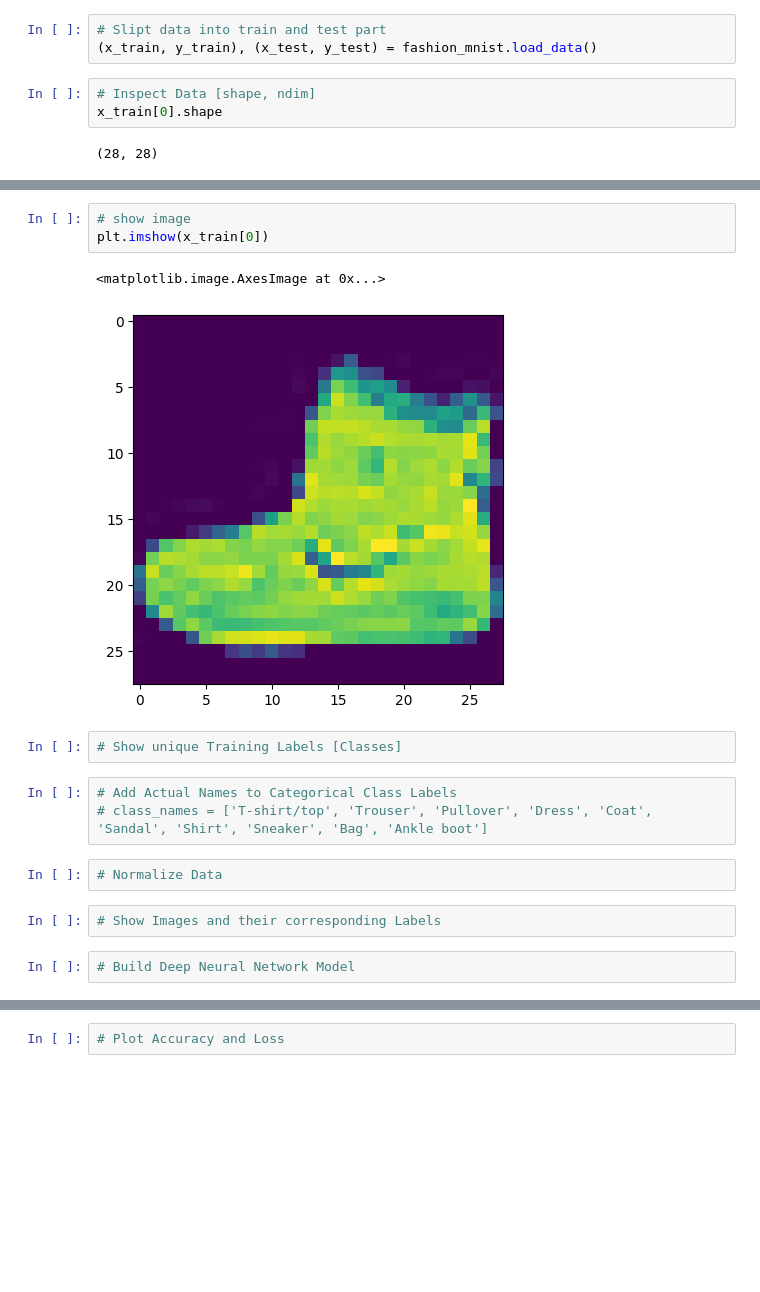
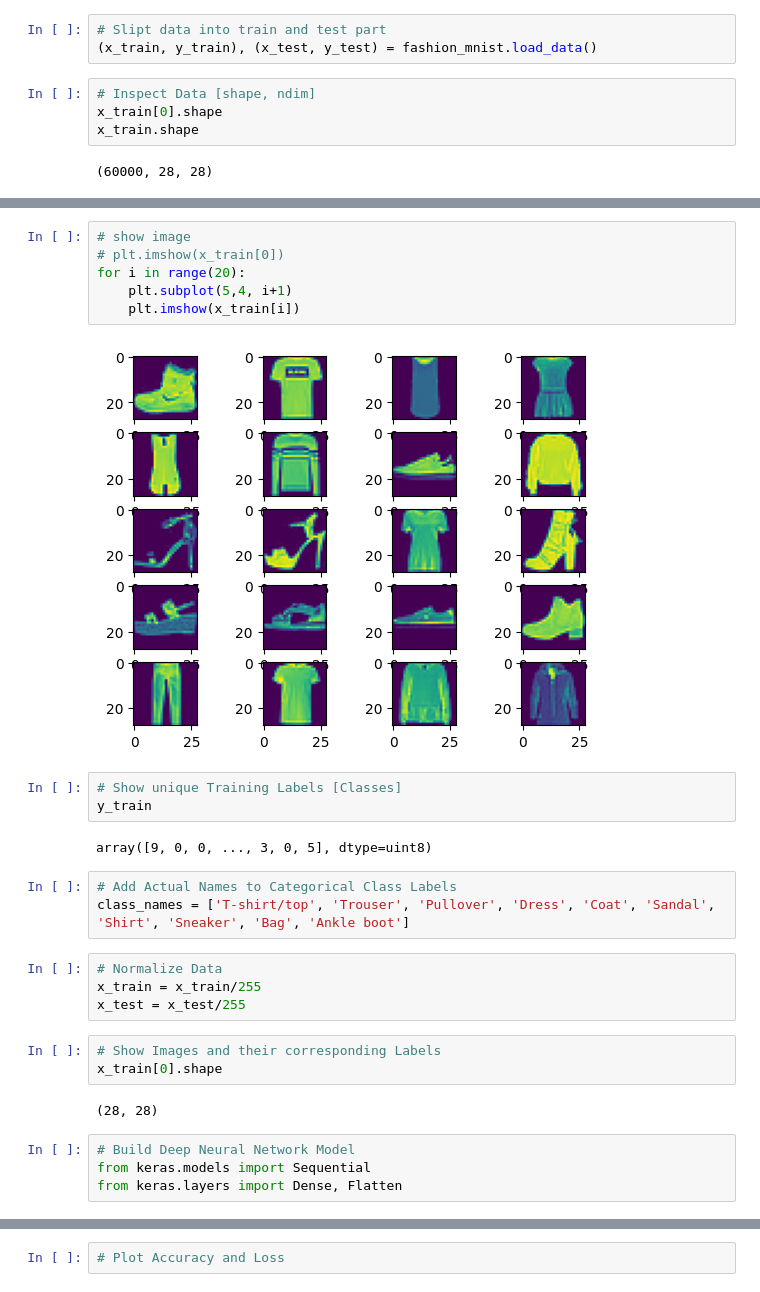
Before and after one commit to Serkhani/mlprojects, a Jupyter notebook: MNIST_FashionDeepNeuralNetwork/DeepNets.ipynb, the cells around one changed output, grey strips where cells are left out. Drawn from its saved outputs; the diff is of its cells as text; blank space fills up the shorter version.

Commit message:
started with image data

```diff
--- a/MNIST_FashionDeepNeuralNetwork/DeepNets.ipynb
+++ b/MNIST_FashionDeepNeuralNetwork/DeepNets.ipynb
@@ -54,8 +54,9 @@ from keras.datasets import fashion_mnist
 # %%
 # Inspect Data [shape, ndim]
 x_train[0].shape
+x_train.shape
 # %% [output]
-(28, 28)
+(60000, 28, 28)
 # %% [markdown]
 # How Images are formed
 
@@ -87,20 +88,32 @@ x_train[0].shape
 - WHITE = (255, 255, 255)
 # %%
 # show image
-plt.imshow(x_train[0])
+# plt.imshow(x_train[0])
+for i in range(20):
+    plt.subplot(5,4, i+1)
+    plt.imshow(x_train[i])
 # %% [output]
-<matplotlib.image.AxesImage at 0x...>
-[figure, old version]
+[figure, new version]
 # %%
 # Show unique Training Labels [Classes]
+y_train
+# %% [output]
+array([9, 0, 0, ..., 3, 0, 5], dtype=uint8)
 # %%
 # Add Actual Names to Categorical Class Labels
-# class_names = ['T-shirt/top', 'Trouser', 'Pullover', 'Dress', 'Coat', 'Sandal', 'Shirt', 'Sneaker', 'Bag', 'Ankle boot']
+class_names = ['T-shirt/top', 'Trouser', 'Pullover', 'Dress', 'Coat', 'Sandal', 'Shirt', 'Sneaker', 'Bag', 'Ankle boot']
 # %%
 # Normalize Data
+x_train = x_train/255
+x_test = x_test/255
 # %%
 # Show Images and their corresponding Labels
+x_train[0].shape
+# %% [output]
+(28, 28)
 # %%
 # Build Deep Neural Network Model
+from keras.models import Sequential
+from keras.layers import Dense, Flatten
 # %%
 # Check Model Summary
```
Also changed, not shown: parts of 9 cells of this notebook, 3 other files.
